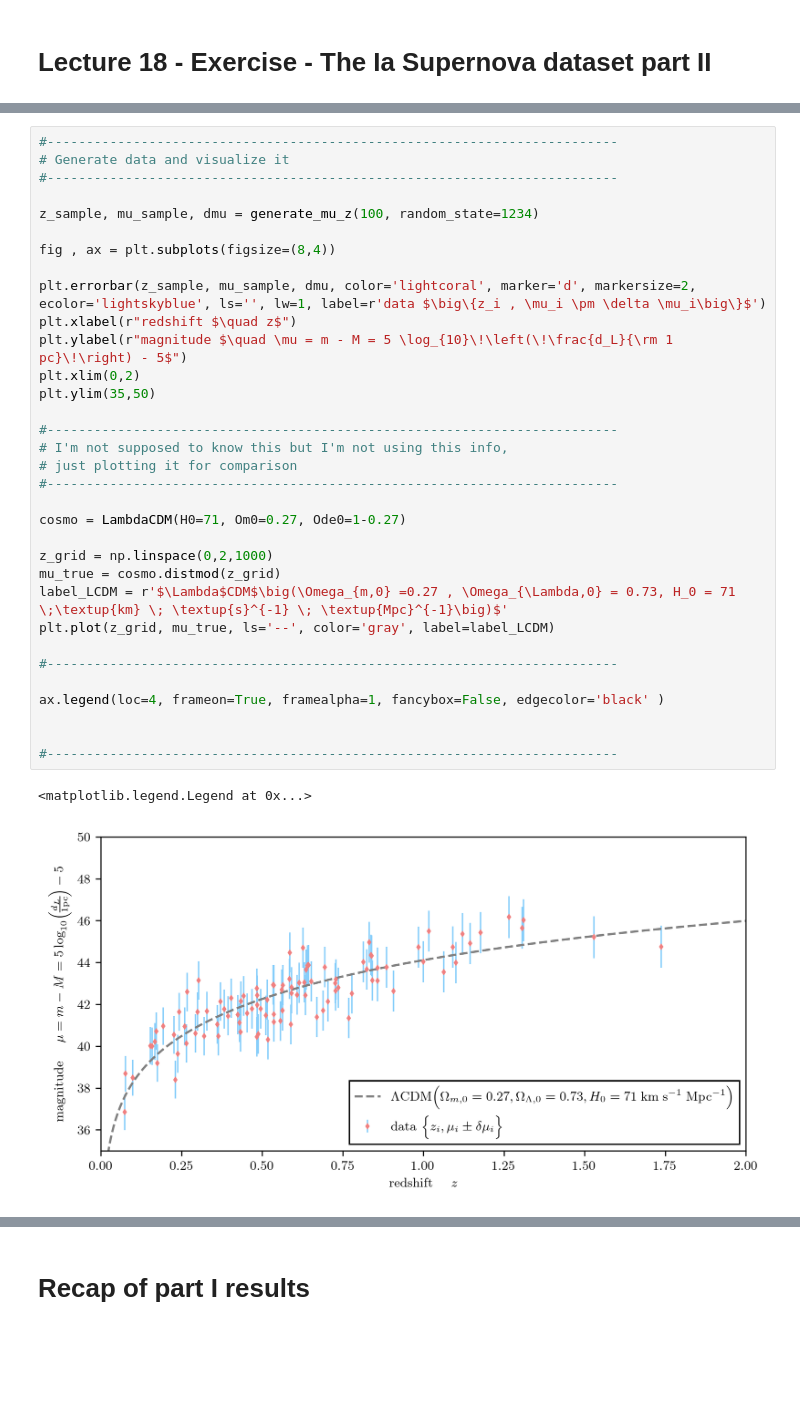
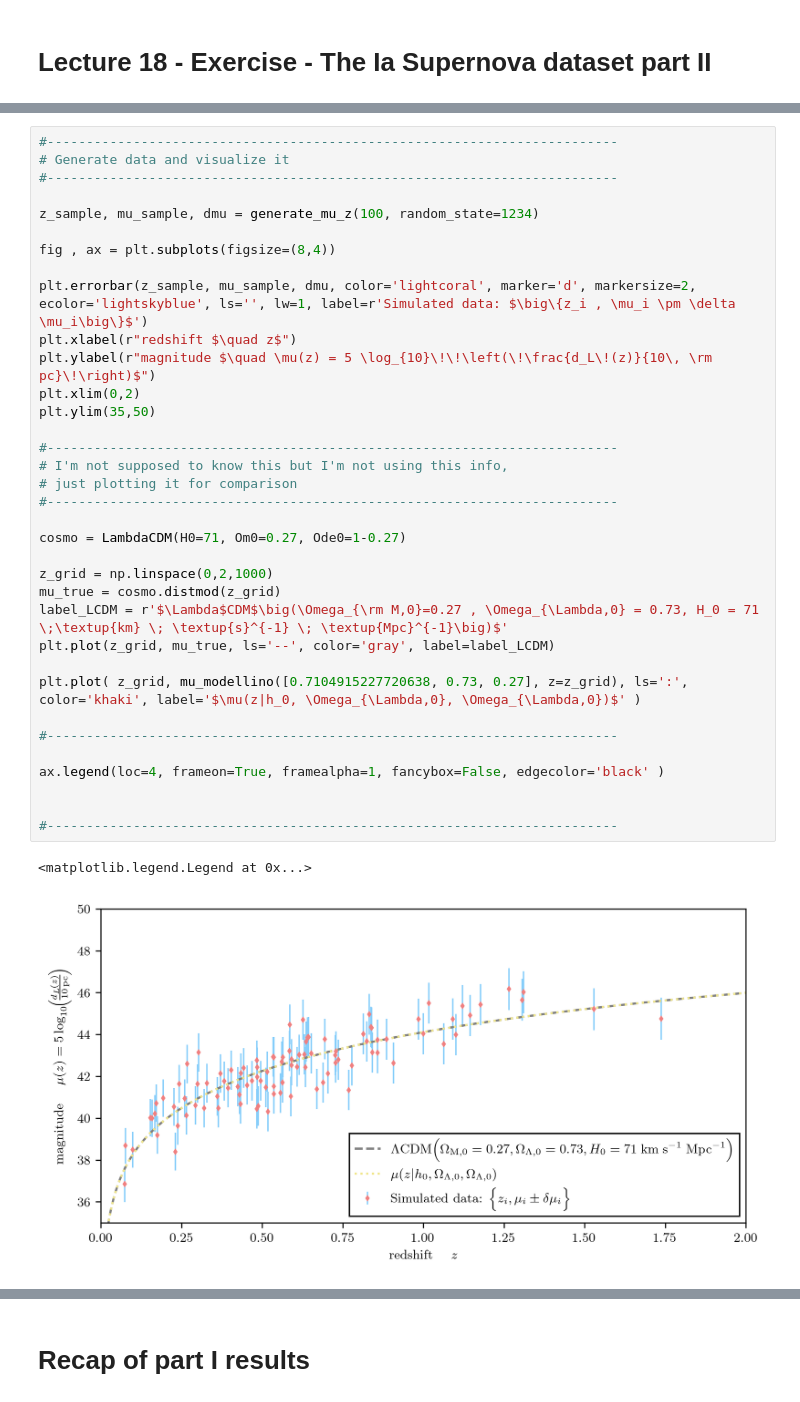
Before and after one commit to Andrea-Pierini/astrostatistics_bicocca_2022-1, a Jupyter notebook: working/L18.ipynb, the cells around one changed output, grey strips where cells are left out. Saved outputs shown, nothing was run; the diff lists cells and outputs as text; blank space fills up the shorter version.

```diff
--- a/working/L18.ipynb
+++ b/working/L18.ipynb
@@ -61,37 +55,39 @@ d:\Documents\University\Magistrale\Statistics\GitHub\working
 # Generate data and visualize it
 #-------------------------------------------------------------------------
 
 z_sample, mu_sample, dmu = generate_mu_z(100, random_state=1234)
 
 fig , ax = plt.subplots(figsize=(8,4))
 
-plt.errorbar(z_sample, mu_sample, dmu, color='lightcoral', marker='d', markersize=2, ecolor='lightskyblue', ls='', lw=1, label=r'data $\big\{z_i , \mu_i \pm \delta \mu_i\big\}$')
+plt.errorbar(z_sample, mu_sample, dmu, color='lightcoral', marker='d', markersize=2, ecolor='lightskyblue', ls='', lw=1, label=r'Simulated data: $\big\{z_i , \mu_i \pm \delta \mu_i\big\}$')
 plt.xlabel(r"redshift $\quad z$")
-plt.ylabel(r"magnitude $\quad \mu = m - M = 5 \log_{10}\!\left(\!\frac{d_L}{\rm 1 pc}\!\right) - 5$")
+plt.ylabel(r"magnitude $\quad \mu(z) = 5 \log_{10}\!\!\left(\!\frac{d_L\!(z)}{10\, \rm pc}\!\right)$")
 plt.xlim(0,2)
 plt.ylim(35,50)
 
 #-------------------------------------------------------------------------
 # I'm not supposed to know this but I'm not using this info,
 # just plotting it for comparison
 #-------------------------------------------------------------------------
 
 cosmo = LambdaCDM(H0=71, Om0=0.27, Ode0=1-0.27)
 
 z_grid = np.linspace(0,2,1000)
 mu_true = cosmo.distmod(z_grid)
-label_LCDM = r'$\Lambda$CDM$\big(\Omega_{m,0} =0.27 , \Omega_{\Lambda,0} = 0.73, H_0 = 71 \;\textup{km} \; \textup{s}^{-1} \; \textup{Mpc}^{-1}\big)$'
+label_LCDM = r'$\Lambda$CDM$\big(\Omega_{\rm M,0}=0.27 , \Omega_{\Lambda,0} = 0.73, H_0 = 71 \;\textup{km} \; \textup{s}^{-1} \; \textup{Mpc}^{-1}\big)$'
 plt.plot(z_grid, mu_true, ls='--', color='gray', label=label_LCDM)
+
+plt.plot( z_grid, mu_modellino([0.7104915227720638, 0.73, 0.27], z=z_grid), ls=':', color='khaki', label='$\mu(z|h_0, \Omega_{\Lambda,0}, \Omega_{\Lambda,0})$' )
 
 #-------------------------------------------------------------------------
 
 ax.legend(loc=4, frameon=True, framealpha=1, fancybox=False, edgecolor='black' )
 
 
 #-------------------------------------------------------------------------
 # %% [output]
 <matplotlib.legend.Legend at 0x...>
-[figure, old version]
+[figure, new version]
 # %% [markdown]
 The FRW metric is:
 
```
Also changed, not shown: parts of 13 cells of this notebook, 22 other files.
